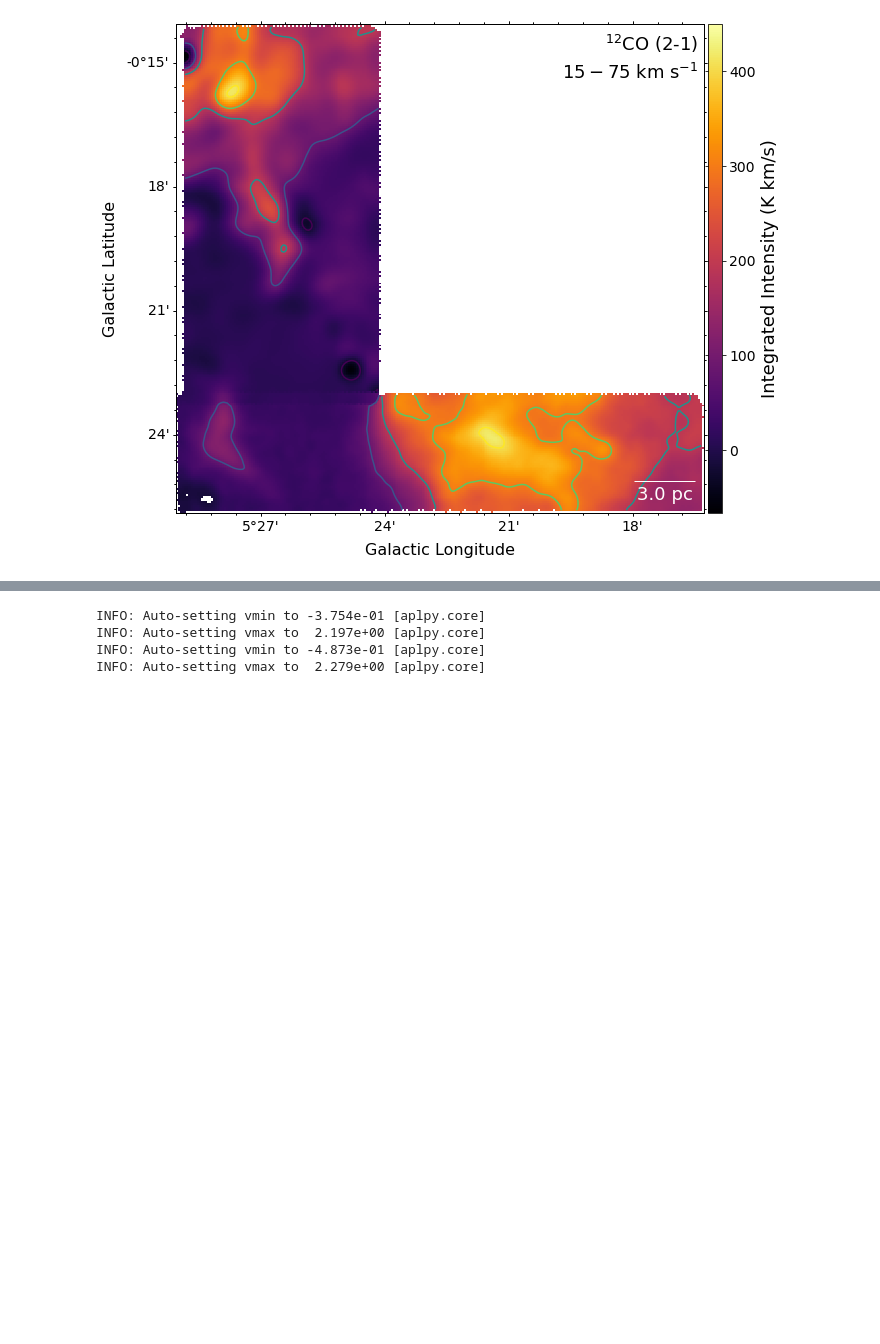
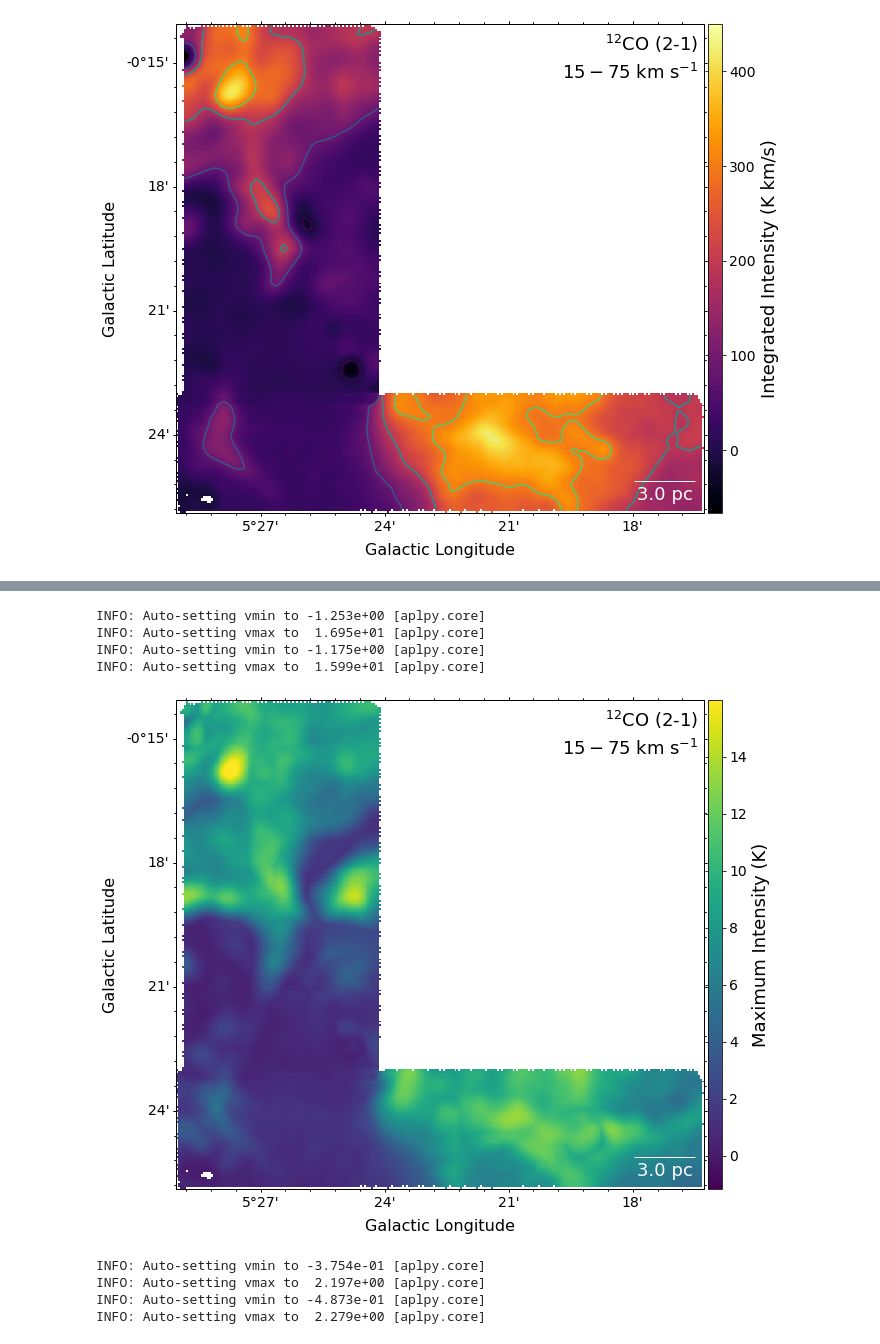
Before and after one commit to SpacialTree/clouds-g5-b1, a Jupyter notebook: NewMomentMaps.ipynb, the cells around one changed output, grey strips where cells are left out. Cells and saved outputs as stored; diff of their text form; code cells hidden in the pictures; blank space fills up the shorter version.

```diff
--- a/NewMomentMaps.ipynb
+++ b/NewMomentMaps.ipynb
@@ -213,3 +241,19 @@ INFO: Auto-setting vmin to -6.695e+01 [aplpy.core]
 INFO: Auto-setting vmax to  4.500e+02 [aplpy.core]
 INFO: Auto-setting resolution to 37.2333 dpi [aplpy.core]
 [figure]
+# %%
+cube17b_max = cube_17b.with_mask(mask_17b).max(axis=0)
+cube17b_max.quicklook()
+cube17b_max.FITSFigure.show_colorscale(cmap='viridis')
+cube17b_max.FITSFigure.colorbar.set_axis_label_text('Maximum Intensity (K)')
+#cube17b_max.FITSFigure.show_contour(cube17b_0.hdu, returnlevels=True)
+cube17b_max.FITSFigure.colorbar.set_axis_label_font(size=18)
+cube17b_max.FITSFigure.colorbar.set_font(size=14)
+cube17b_max.FITSFigure.axis_labels.set_font(size=16)
+cube17b_max.FITSFigure.tick_labels.set_font(size=14)
+cube17b_max.FITSFigure.add_label(0.9, 0.96, "$^{12}$CO (2-1)", relative=True, size=18)
+cube17b_max.FITSFigure.add_label(0.86, 0.9, "$15-75$ km s$^{-1}$", relative=True, size=18)
+cube17b_max.FITSFigure.add_scalebar(ang, color='white', size=18)
+cube17b_max.FITSFigure.scalebar.set_label(m)
+#cube17b_0.FITSFigure.savefig('/orange/adamginsburg/cmz/g5/code/plots/mom0_G5b_17-new.pdf')
+# %% [output]
@@ -216,3 +261,8 @@ INFO: Auto-setting resolution to 37.2333 dpi [aplpy.core]
+INFO: Auto-setting vmin to -1.253e+00 [aplpy.core]
+INFO: Auto-setting vmax to  1.695e+01 [aplpy.core]
+INFO: Auto-setting vmin to -1.175e+00 [aplpy.core]
+INFO: Auto-setting vmax to  1.599e+01 [aplpy.core]
+[figure, added]
 # %%
 cube23_0 = cube_23.with_mask(mask_23).moment0()
 cube23_0.quicklook()
```
Also changed, not shown: parts of 9 cells of this notebook, 5 other files.
